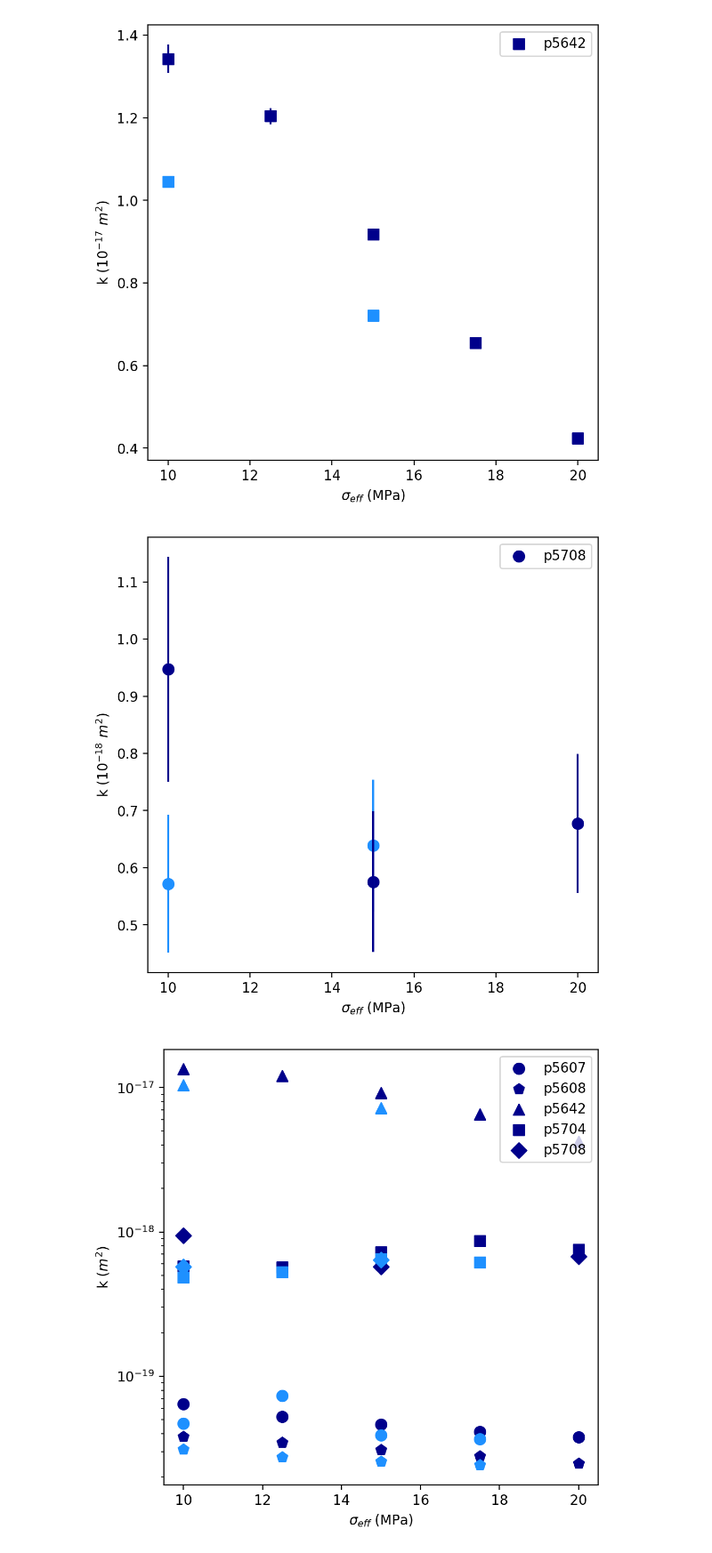
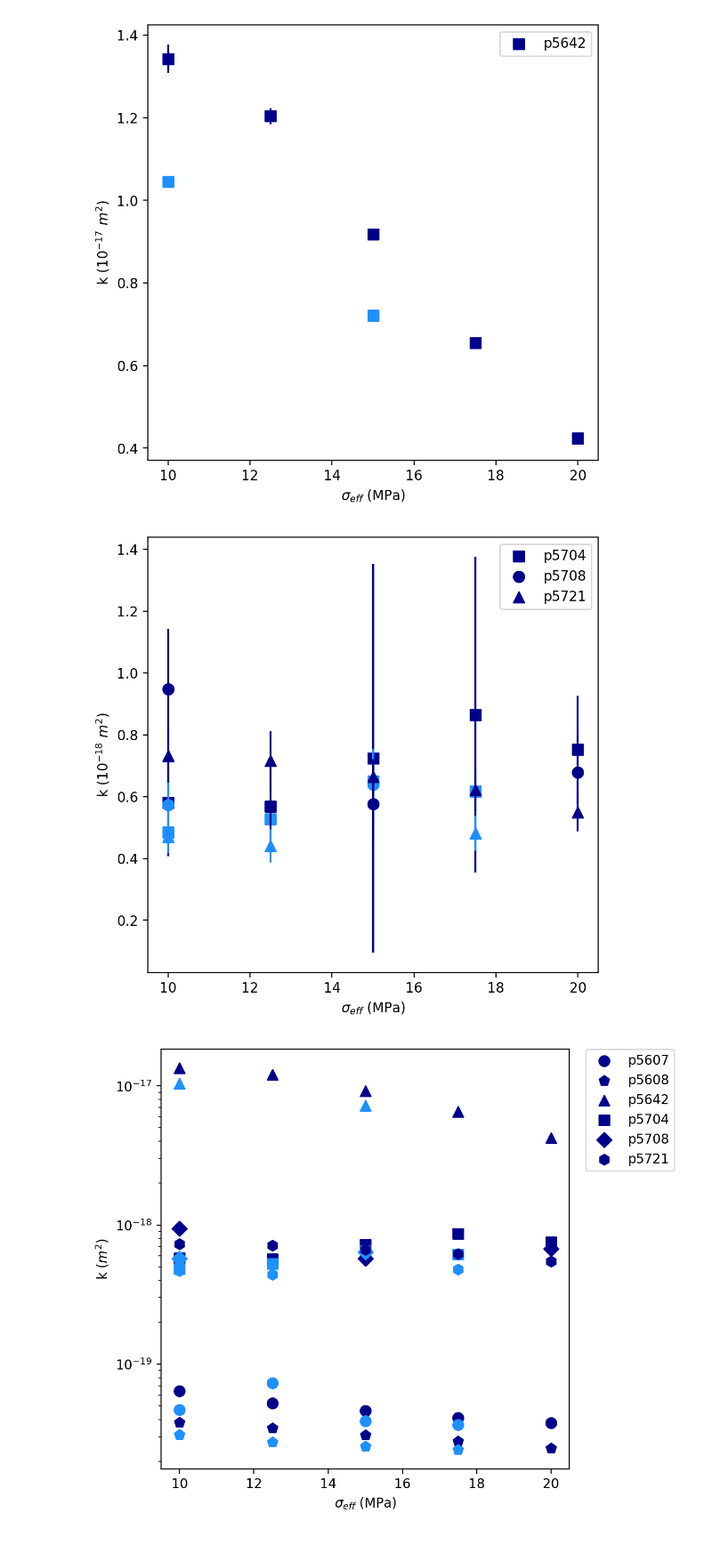
Before and after one commit to clay-wood/fracture-roughness, a Jupyter notebook: permComp.ipynb, the cells around one changed output. Shown: that part at 89% size. Cells and saved outputs as stored; diff of their text form; code cells hidden in the pictures.

Commit message:
save perm plots

```diff
--- a/permComp.ipynb
+++ b/permComp.ipynb
@@ -36,6 +36,7 @@ p5608 = readH5('p5608/p5608_r.hdf5', ['perm', 'effNS', 'int disp'])
 p5642 = readH5('p5642/p5642_r.hdf5', ['perm', 'effNS', 'int disp'])
 p5704 = readH5('p5704/p5704_r.hdf5', ['perm', 'effNS', 'int disp'])
 p5708 = readH5('p5708/p5708_r.hdf5', ['perm', 'effNS', 'int disp'])
+p5721 = readH5('p5721/p5721_r.hdf5', ['perm', 'effNS', 'int disp'])
 # %%
 # pl(p5641, y='effNS', y2='perm', idx1=0, idx2=-1, ylog=False, y2log=True)
 # %%
@@ -50,18 +51,25 @@ p5608idx = np.array([59367, 2668264, 2673970, 5293190, 5296310, 7936280, 7937957
 p5642idx = np.array([110235, 933061, 937742, 1767499, 1770453, 2596237, 2602385, 3430098, 3433089, 4259842, 4315750, 5151111, 5162189, 6073751])
 p5704idx = np.array([82000, 132728, 181110, 240490, 268870, 331810, 389460, 447780, 474670, 533820, 560790, 621750, 644680, 703820, 728490, 786470, 802230, 861870])
 p5708idx = np.array([92400, 157600, 318600, 393580, 508100, 574670, 663630, 732180, 824090, 884440])
+# %%
+p5721idx = np.array([37740, 108000, 181900, 254400, 328800, 403300, 481100, 556800])
+p5721idx = np.tile(p5721idx,(2,1))
+p5721idx[1,:] = p5721idx[1,:] + (100*60*9.25)
+p5721idx = p5721idx.T.flatten()
 # %%
 p5607avgPerm, p5607errPerm = getAvg(p5607, 'perm', p5607idx)
 p5608avgPerm, p5608errPerm = getAvg(p5608, 'perm', p5608idx)
 p5642avgPerm, p5642errPerm = getAvg(p5642, 'perm', p5642idx)
 p5704avgPerm, p5704errPerm = getAvg(p5704, 'perm', p5704idx)
 p5708avgPerm, p5708errPerm = getAvg(p5708, 'perm', p5708idx)
+p5721avgPerm, p5721errPerm = getAvg(p5721, 'perm', p5721idx)
 
 p5607avgRelPerm = (p5607avgPerm-p5607avgPerm[0])/p5607avgPerm[0] * 100
 p5608avgRelPerm = (p5608avgPerm-p5608avgPerm[0])/p5608avgPerm[0] * 100
 p5642avgRelPerm = (p5642avgPerm-p5642avgPerm[0])/p5642avgPerm[0] * 100
 p5704avgRelPerm = (p5704avgPerm-p5704avgPerm[0])/p5704avgPerm[0] * 100
 p5708avgRelPerm = (p5708avgPerm-p5708avgPerm[0])/p5708avgPerm[0] * 100
+p5721avgRelPerm = (p5721avgPerm-p5721avgPerm[0])/p5721avgPerm[0] * 100
 # %%
 p5607avgDisp, p5607errDisp = getAvg(p5607, 'int disp', p5607idx)
 p5608avgDisp, p5608errDisp = getAvg(p5608, 'int disp', p5608idx)
@@ -117,41 +122,48 @@ plt.show()
 # %%
 %matplotlib inline
 fig, axs = plt.subplots(1, 1, figsize=(5.25, 5), sharex=True, dpi=200, constrained_layout=True)
-# axs.scatter([10, 12.5, 15, 17.5, 20], p5704avgPerm[0:5]*1e18, color='darkblue', s=65, label='p5704', marker='s')
-# axs.errorbar([10, 12.5, 15, 17.5, 20], p5704avgPerm[0:5]*1e18, yerr=p5704errPerm[0:5]*1e18, color='darkblue', ls='')
-# axs.scatter([17.5, 15, 12.5, 10], p5704avgPerm[5:]*1e18, color='dodgerblue', s=65, marker='s')
-# axs.errorbar([17.5, 15, 12.5, 10], p5704avgPerm[5:]*1e18, yerr=p5704errPerm[5:], color='dodgerblue', ls='')
+axs.scatter([10, 12.5, 15, 17.5, 20], p5704avgPerm[0:5]*1e18, color='darkblue', s=65, label='p5704', marker='s')
+axs.errorbar([10, 12.5, 15, 17.5, 20], p5704avgPerm[0:5]*1e18, yerr=p5704errPerm[0:5]*1e18, color='darkblue', ls='')
+axs.scatter([17.5, 15, 12.5, 10], p5704avgPerm[5:]*1e18, color='dodgerblue', s=65, marker='s')
+axs.errorbar([17.5, 15, 12.5, 10], p5704avgPerm[5:]*1e18, yerr=p5704errPerm[5:], color='dodgerblue', ls='')
 
 axs.scatter([10, 15, 20], p5708avgPerm[0:3]*1e18, color='darkblue', s=65, label='p5708', marker='o')
 axs.errorbar([10,15,20], p5708avgPerm[0:3]*1e18, yerr=p5708errPerm[0:3]*1e18, color='darkblue', ls='', zorder=4)
 axs.scatter([15, 10], p5708avgPerm[3:]*1e18, color='dodgerblue', s=65, marker='o')
 axs.errorbar([15,10], p5708avgPerm[3:]*1e18, yerr=p5708errPerm[3:]*1e18, color='dodgerblue', ls='')
+
+axs.scatter([10, 12.5, 15, 17.5, 20], p5721avgPerm[0:5]*1e18, color='darkblue', s=65, label='p5721', marker='^')
+axs.errorbar([10, 12.5, 15, 17.5, 20], p5721avgPerm[0:5]*1e18, yerr=p5721errPerm[0:5]*1e18, color='darkblue', ls='', zorder=4)
+axs.scatter([17.5, 12.5, 10], p5721avgPerm[5:]*1e18, color='dodgerblue', s=65, marker='^')
+axs.errorbar([17.5, 12.5, 10], p5721avgPerm[5:]*1e18, yerr=p5721errPerm[5:]*1e18, color='dodgerblue', ls='')
 axs.legend()
 axs.set_xlabel('$\sigma_{eff}$ (MPa)')
 axs.set_ylabel('k ($10^{-18}\ m^2$)')
 plt.show()
 # %% [output]
-[figure, old version]
+[figure, new version]
 # %%
 %matplotlib inline
-fig, axs = plt.subplots(1, 1, figsize=(5.25, 5), sharex=True, dpi=200, constrained_layout=True)
+fig, axs = plt.subplots(1, 1, figsize=(6.25, 5), sharex=True, dpi=200, constrained_layout=True)
 axs.scatter([10, 12.5, 15, 17.5, 20], p5607avgPerm[0:5], color='darkblue', s=65, label='p5607')
 axs.scatter([17.5, 15, 12.5, 10], p5607avgPerm[5:], color='dodgerblue', s=65)
 axs.scatter([10, 12.5, 15, 17.5, 20], p5608avgPerm[0:5], color='darkblue', s=65, label='p5608', marker='p')
 axs.scatter([17.5, 15, 12.5, 10], p5608avgPerm[5:], color='dodgerblue', s=65, marker='p')
 axs.scatter([10, 12.5, 15, 17.5, 20], p5642avgPerm[0:5], color='darkblue', s=65, label='p5642', marker='^')
 axs.scatter([15, 10], p5642avgPerm[5:], color='dodgerblue', s=65, marker='^')
 axs.scatter([10, 12.5, 15, 17.5, 20], p5704avgPerm[0:5], color='darkblue', s=65, label='p5704', marker='s')
 axs.scatter([17.5, 15, 12.5, 10], p5704avgPerm[5:], color='dodgerblue', s=65, marker='s')
 axs.scatter([10, 15, 20], p5708avgPerm[0:3], color='darkblue', s=65, label='p5708', marker='D')
 axs.scatter([15, 10], p5708avgPerm[3:], color='dodgerblue', s=65, marker='D')
+axs.scatter([10, 12.5, 15, 17.5, 20], p5721avgPerm[0:5], color='darkblue', s=65, label='p5721', marker='h')
+axs.scatter([17.5, 12.5, 10], p5721avgPerm[5:], color='dodgerblue', s=65, marker='h')
 axs.set_yscale('log')
-axs.legend()
+axs.legend(bbox_to_anchor=(1.04,1), borderaxespad=0)
 axs.set_xlabel('$\sigma_{eff}$ (MPa)')
 axs.set_ylabel('k ($m^2$)')
 plt.show()
 # %% [output]
-[figure, old version]
+[figure, new version]
 # %%
 fig, axs = plt.subplots(1, 1, figsize=(5.25, 5), sharex=True, dpi=200, constrained_layout=True)
 axs.scatter([10, 12.5, 15, 17.5, 20], p5607avgRelPerm[0:5], color='darkblue', s=65, label='p5607')
```
Also changed, not shown: parts of 2 cells of this notebook, 12 other files.
